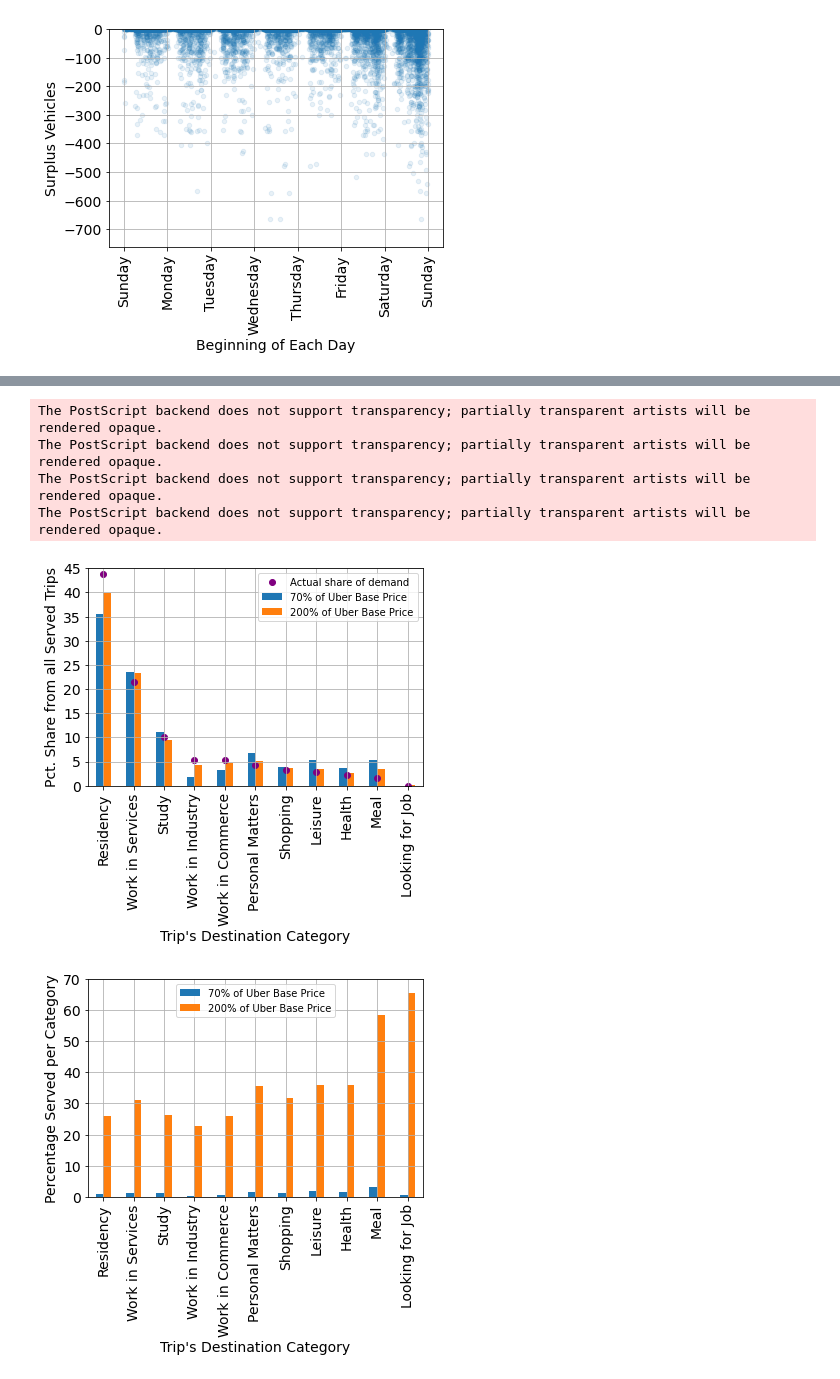
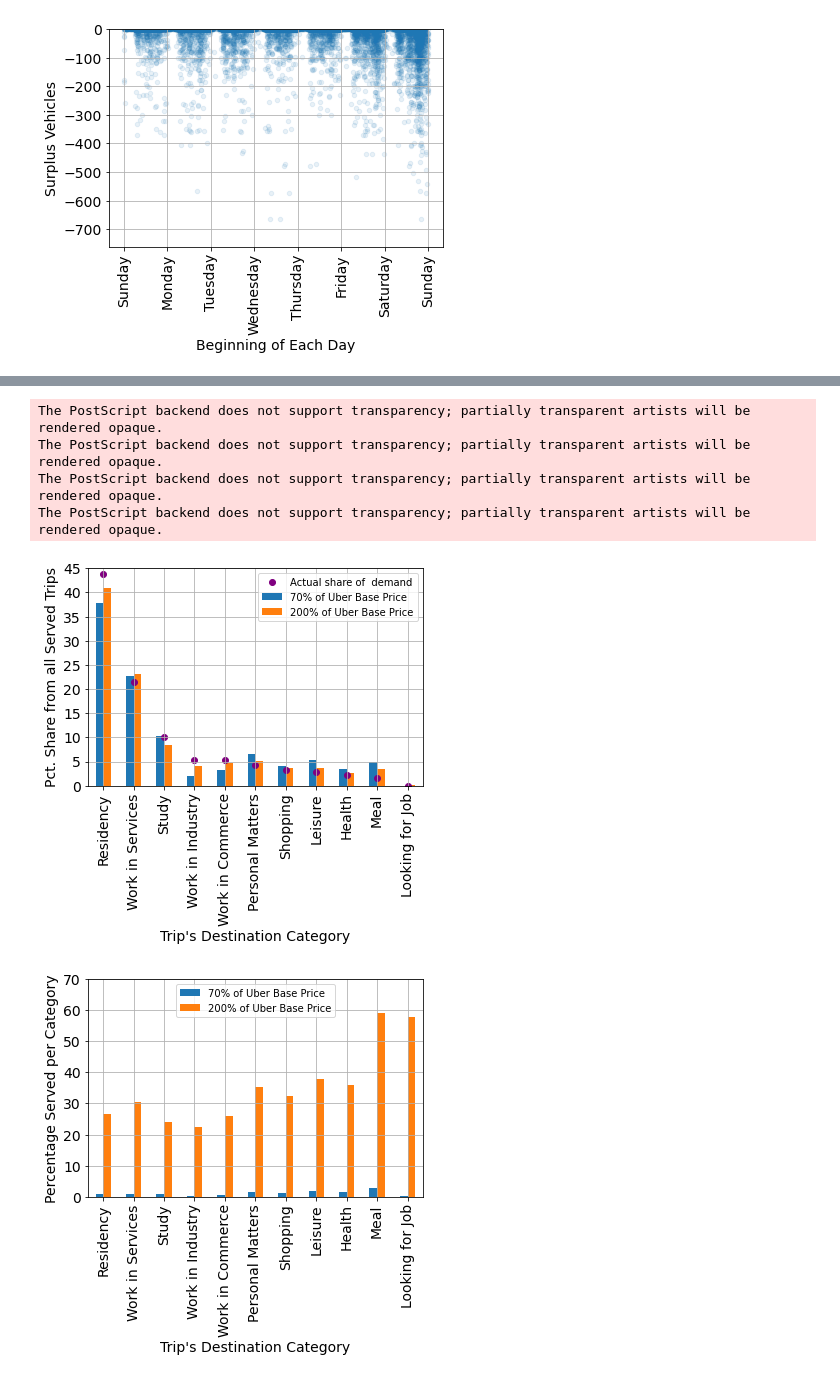
Before and after one commit to cristianomonteiro/BuildingSharedStations, a Jupyter notebook: plotGraphsIEEE.ipynb, the cells around one changed output, grey strips where cells are left out. Drawn from its saved outputs; the diff is of its cells as text; code cells hidden in the pictures.

Commit message:
Departure and Destination graphs fixed

```diff
--- a/plotGraphsIEEE.ipynb
+++ b/plotGraphsIEEE.ipynb
@@ -142,6 +142,7 @@ def loadTrips():
     conn = pg.connect(**params)
 
     sqlQuery = '''	select	TRIP.IDTRIP,
+                            TRIP.IDDRIVER,
                             TRIP.TRIPEXPANSIONFACTOR,
                             TRIP.MAINMODE,
                             TRIP.DRIVINGDISTANCE,
@@ -160,6 +161,7 @@ def loadTrips():
     for row in dataFrameEdges.itertuples():
         dictRow = row._asdict()
         trip = Trip(idTrip=dictRow['idtrip'],
+                    idDriver=dictRow['iddriver'],
                     expansionFactor=dictRow['tripexpansionfactor'],
                     mainMode=dictRow['mainmode'],
                     drivenDistance=dictRow['drivingdistance'],
@@ -213,8 +215,9 @@ class Trip:
         else:
             dictToCheck[key] += increment
 
-    def __init__(self, idTrip, expansionFactor, mainMode, drivenDistance, drivenDuration, timestampDeparture, timestampArrival, departureReason, destinationReason):
+    def __init__(self, idTrip, idDriver, expansionFactor, mainMode, drivenDistance, drivenDuration, timestampDeparture, timestampArrival, departureReason, destinationReason):
         self.idTrip = idTrip
+        self.idDriver = idDriver
         self.expansionFactor = expansionFactor
         self.mainMode = mainMode
         self.drivenDistance = drivenDistance
@@ -284,7 +287,7 @@ for distanceCutOff in np.linspace(100, 500, num=5, dtype=int):
                                 if distanceCutOff == 500 and (multiplierStable == numberMultiplier or multiplierStable == 2):
                                     tripMainMode = trips[idTrip].mainMode
                                     tripDepartureReason = trips[idTrip].departureReason
-                                    tripDestinationReason = trips[idTrip].departureReason
+                                    tripDestinationReason = trips[idTrip].destinationReason
                                     Trip.amountServedMainMode[multiplierStable][tripMainMode] += amountServed
                                     Trip.amountServedDepartureReason[multiplierStable][tripDepartureReason] += amountServed
                                     Trip.amountServedDestinationReason[multiplierStable][tripDestinationReason] += amountServed
@@ -868,8 +980,11 @@ def isStringFloat(text):
 def prepareBarPlot(dictOfDataToPlot, dataForIndexing, translateKeys, sortedIndex,
                     xLabel, yLabel, fileName, xTicks=None, yTicks=None, yLim=[0, None], legendTitle=None, legendLocation='best', ax=None, zorder=None):
     dataFramePd = pd.DataFrame.from_dict(dictOfDataToPlot)
+    #Set the x index labels, but using the codes
     dataFramePd.index = dataForIndexing
+    #Translate the codes into strings
     dataFramePd = dataFramePd.rename(index=translateKeys)
+    #Sort the index according with sortedIndex order
     dataFramePd = dataFramePd.reindex(sortedIndex)
 
     ax = dataFramePd.plot.bar(fontsize=14, grid=True, ax=ax, zorder=zorder)
@@ -921,8 +1036,8 @@ def getSortedKeys(dictSharePeople, translateKeys):
 
     return sortedKeysPeople
 
-def getDataFrameSortedIndex(dictSharePeople, sortedKeysPeople):
-    dataFramePd = pd.DataFrame.from_dict(dictSharePeople, orient='index', columns=['Actual share of demand'])
+def getDataFrameSortedIndex(dictSharePeople, sortedKeysPeople, textOriDest=''):
+    dataFramePd = pd.DataFrame.from_dict(dictSharePeople, orient='index', columns=['Actual share of ' + textOriDest + ' demand'])
     dataFramePd = dataFramePd.reindex(sortedKeysPeople)
 
     return dataFramePd
@@ -1063,40 +1178,40 @@ setDictionaries(dictPeople=Trip.amountPeopleDestinationReason,
                 dictSharedServed=Trip.shareServedDestinationReason,
                 evaluatedMultipliers=evaluatedMultipliers)
 
-sortedKeysPeopleReason = getSortedKeys(dictSharePeople=Trip.sharePeopleDestinationReason, translateKeys=translateReasons)
+sortedKeysPeopleReasonDest = getSortedKeys(dictSharePeople=Trip.sharePeopleDestinationReason, translateKeys=translateReasons)
 
-dataFramePd = getDataFrameSortedIndex(dictSharePeople=Trip.sharePeopleDestinationReason, sortedKeysPeople=sortedKeysPeopleReason)
+dataFramePd = getDataFrameSortedIndex(dictSharePeople=Trip.sharePeopleDestinationReason, sortedKeysPeople=sortedKeysPeopleReasonDest)
 ax = dataFramePd.plot(color='purple', marker='o', linestyle='None', zorder=1)
 
 fileName = folderSave / ('Share_Served_Destination_Category_' + textMultiplier + '.eps')
 ax = prepareBarPlot(dictOfDataToPlot=Trip.shareServedDestinationReason,
                     dataForIndexing=list(Trip.amountPeopleDestinationReason.keys()),
                     translateKeys=translateReasons,
-                    sortedIndex=sortedKeysPeopleReason,
+                    sortedIndex=sortedKeysPeopleReasonDest,
                     xLabel='Trip\'s Destination Category',
                     yLabel='Pct. Share from all Served Trips',
                     yLim=[0, 45],
                     yTicks=range(0, 50, 5),
                     fileName=fileName,
                     ax=ax,
                     zorder=0)
 
 fileName = folderSave / ('Percentage_Served_Per_Destination_Category_' + textMultiplier + '.eps')
 ax = prepareBarPlot(dictOfDataToPlot=Trip.percentageServedDestinationReason,
                     dataForIndexing=list(Trip.amountPeopleDestinationReason.keys()),
                     translateKeys=translateReasons,
-                    sortedIndex=sortedKeysPeopleReason,
+                    sortedIndex=sortedKeysPeopleReasonDest,
                     xLabel='Trip\'s Destination Category',
                     yLabel='Percentage Served per Category',
                     yLim=[0, 70],
                     yTicks=range(0, 80, 10),
                     #legendTitle='Proportion to Uber Base Price',
                     legendLocation='upper center',
                     fileName=fileName)
 # %% [output]
 The PostScript backend does not support transparency; partially transparent artists will be rendered opaque.
 The PostScript backend does not support transparency; partially transparent artists will be rendered opaque.
 The PostScript backend does not support transparency; partially transparent artists will be rendered opaque.
 The PostScript backend does not support transparency; partially transparent artists will be rendered opaque.
-[figure, old version]
+[figure, new version]
-[figure, old version]
+[figure, new version]
```
Also changed, not shown: parts of 7 cells of this notebook, 32 other files.
